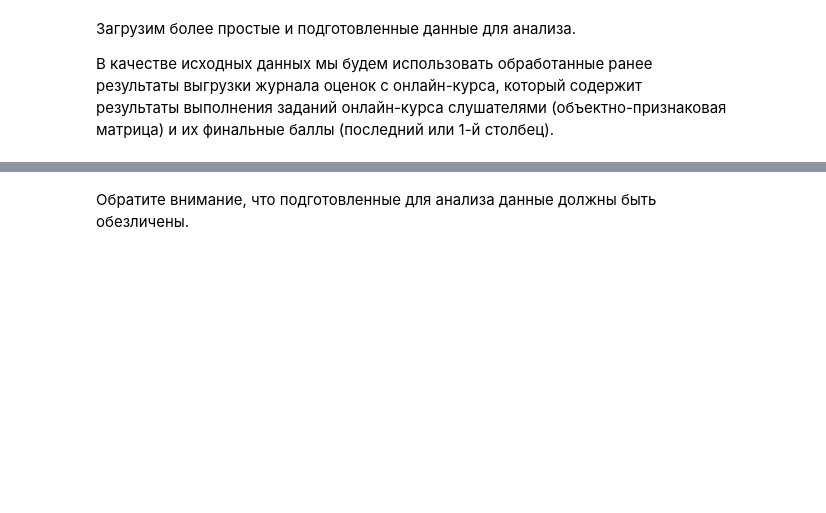
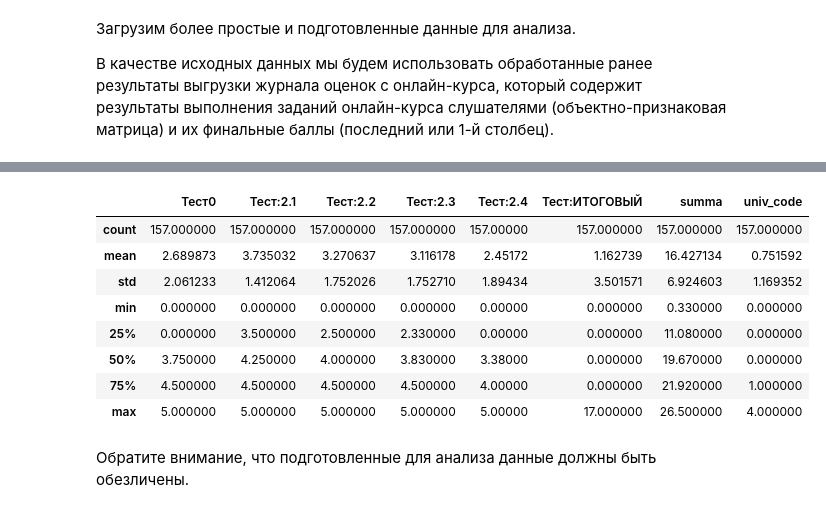
Before and after one commit to garry-nn/Education_DA, a Jupyter notebook: Part02/EDA_Lesson02.ipynb, the cells around one changed output, grey strips where cells are left out. Drawn from its saved outputs; the diff is of its cells as text; code cells hidden in the pictures; blank space fills up the shorter version.

```diff
--- a/Part02/EDA_Lesson02.ipynb
+++ b/Part02/EDA_Lesson02.ipynb
@@ -323,3 +458,15 @@ data.head()
+# %%
+data.describe()
+# %% [output]
+|  | Тест0 | Тест:2.1 | Тест:2.2 | Тест:2.3 | Тест:2.4 | Тест:ИТОГОВЫЙ | summa | univ_code |
+| count | 157.000000 | 157.000000 | 157.000000 | 157.000000 | 157.00000 | 157.000000 | 157.000000 | 157.000000 |
+| mean | 2.689873 | 3.735032 | 3.270637 | 3.116178 | 2.45172 | 1.162739 | 16.427134 | 0.751592 |
+| std | 2.061233 | 1.412064 | 1.752026 | 1.752710 | 1.89434 | 3.501571 | 6.924603 | 1.169352 |
+| min | 0.000000 | 0.000000 | 0.000000 | 0.000000 | 0.00000 | 0.000000 | 0.330000 | 0.000000 |
+| 25% | 0.000000 | 3.500000 | 2.500000 | 2.330000 | 0.00000 | 0.000000 | 11.080000 | 0.000000 |
+| 50% | 3.750000 | 4.250000 | 4.000000 | 3.830000 | 3.38000 | 0.000000 | 19.670000 | 0.000000 |
+| 75% | 4.500000 | 4.500000 | 4.500000 | 4.500000 | 4.00000 | 0.000000 | 21.920000 | 1.000000 |
+| max | 5.000000 | 5.000000 | 5.000000 | 5.000000 | 5.00000 | 17.000000 | 26.500000 | 4.000000 |
 # %% [markdown]
 Обратите внимание, что подготовленные для анализа данные должны быть обезличены.
 # %% [markdown]
```
Also changed, not shown: parts of 22 cells of this notebook.
